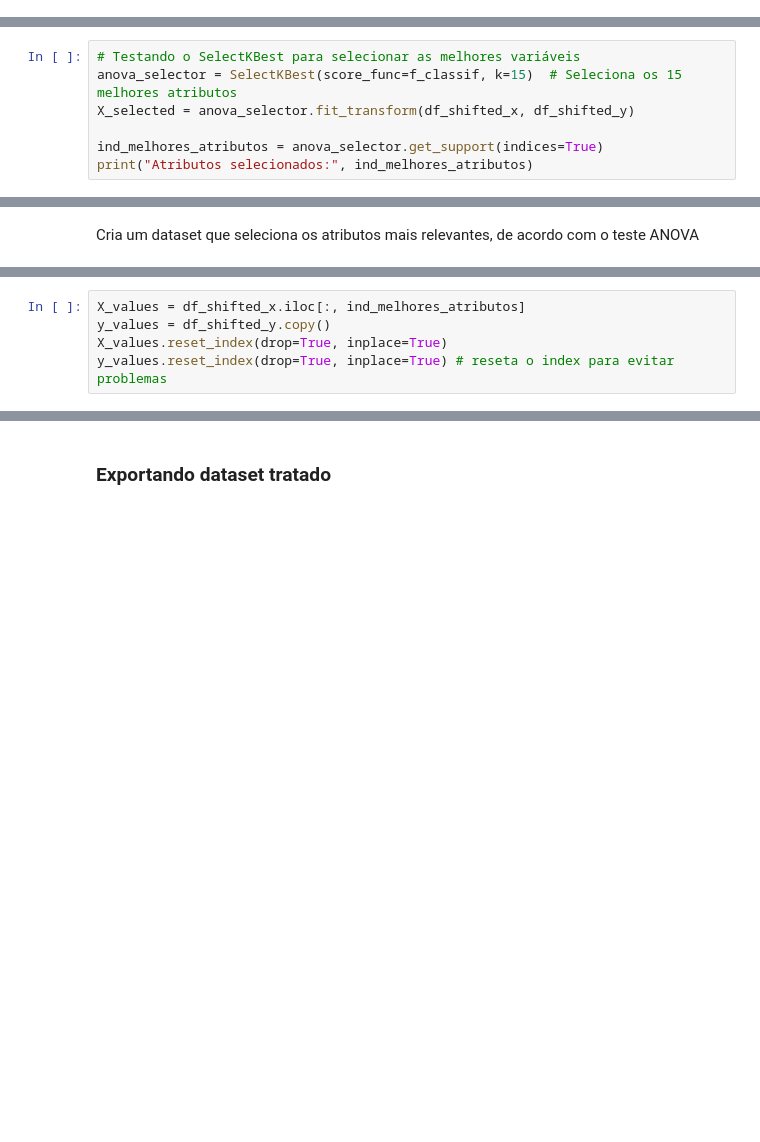
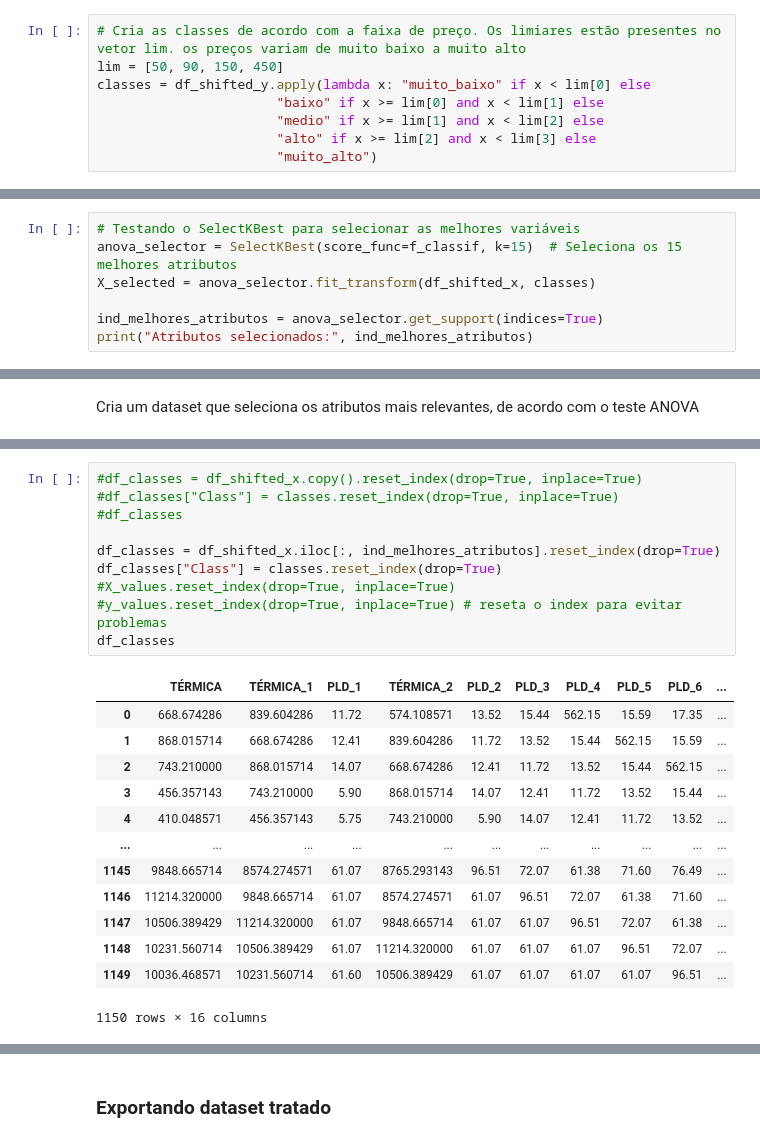
Before and after one commit to HerbetRSJ/Classificacao_PLD, a Jupyter notebook: Modelos_Classificacao/selecao_atributos.ipynb, the cells around one changed output, grey strips where cells are left out. Saved outputs shown, nothing was run; the diff lists cells and outputs as text; blank space fills up the shorter version.

Commit message:
Criacao de classes antes do ANOVA, destacou atributos diferentes. Implementacao inicial do xgboost

```diff
--- a/Modelos_Classificacao/selecao_atributos.ipynb
+++ b/Modelos_Classificacao/selecao_atributos.ipynb
@@ -202,12 +202,20 @@ Length: 689, dtype: int64
 df_shifted = df_shifted.iloc[52:]
 df_shifted_x = df_shifted.drop(["PLD"], axis=1)
 df_shifted_y = df_shifted["PLD"]
+# %%
+# Cria as classes de acordo com a faixa de preço. Os limiares estão presentes no vetor lim. os preços variam de muito baixo a muito alto
+lim = [50, 90, 150, 450]
+classes = df_shifted_y.apply(lambda x: "muito_baixo" if x < lim[0] else
+                       "baixo" if x >= lim[0] and x < lim[1] else
+                       "medio" if x >= lim[1] and x < lim[2] else
+                       "alto" if x >= lim[2] and x < lim[3] else
+                       "muito_alto")
 # %% [markdown]
 ### Teste ANOVA para seleção dos melhores atributos
 # %%
 # Testando o SelectKBest para selecionar as melhores variáveis
 anova_selector = SelectKBest(score_func=f_classif, k=15)  # Seleciona os 15 melhores atributos
-X_selected = anova_selector.fit_transform(df_shifted_x, df_shifted_y)
+X_selected = anova_selector.fit_transform(df_shifted_x, classes)
 
 ind_melhores_atributos = anova_selector.get_support(indices=True)
 print("Atributos selecionados:", ind_melhores_atributos)
@@ -238,5 +261,24 @@ Cria um dataset que seleciona os atributos mais relevantes, de acordo com o test
 # %%
-X_values = df_shifted_x.iloc[:, ind_melhores_atributos]
-y_values = df_shifted_y.copy()
-X_values.reset_index(drop=True, inplace=True)
-y_values.reset_index(drop=True, inplace=True) # reseta o index para evitar problemas
+#df_classes = df_shifted_x.copy().reset_index(drop=True, inplace=True)
+#df_classes["Class"] = classes.reset_index(drop=True, inplace=True)
+#df_classes
+
+df_classes = df_shifted_x.iloc[:, ind_melhores_atributos].reset_index(drop=True)
+df_classes["Class"] = classes.reset_index(drop=True)
+#X_values.reset_index(drop=True, inplace=True)
+#y_values.reset_index(drop=True, inplace=True) # reseta o index para evitar problemas
+df_classes
+# %% [output]
+|  | TÉRMICA | TÉRMICA_1 | PLD_1 | TÉRMICA_2 | PLD_2 | PLD_3 | PLD_4 | PLD_5 | PLD_6 | ... |
+| 0 | 668.674286 | 839.604286 | 11.72 | 574.108571 | 13.52 | 15.44 | 562.15 | 15.59 | 17.35 | ... |
+| 1 | 868.015714 | 668.674286 | 12.41 | 839.604286 | 11.72 | 13.52 | 15.44 | 562.15 | 15.59 | ... |
+| 2 | 743.210000 | 868.015714 | 14.07 | 668.674286 | 12.41 | 11.72 | 13.52 | 15.44 | 562.15 | ... |
+| 3 | 456.357143 | 743.210000 | 5.90 | 868.015714 | 14.07 | 12.41 | 11.72 | 13.52 | 15.44 | ... |
+| 4 | 410.048571 | 456.357143 | 5.75 | 743.210000 | 5.90 | 14.07 | 12.41 | 11.72 | 13.52 | ... |
+| ... | ... | ... | ... | ... | ... | ... | ... | ... | ... | ... |
+| 1145 | 9848.665714 | 8574.274571 | 61.07 | 8765.293143 | 96.51 | 72.07 | 61.38 | 71.60 | 76.49 | ... |
+| 1146 | 11214.320000 | 9848.665714 | 61.07 | 8574.274571 | 61.07 | 96.51 | 72.07 | 61.38 | 71.60 | ... |
+| 1147 | 10506.389429 | 11214.320000 | 61.07 | 9848.665714 | 61.07 | 61.07 | 96.51 | 72.07 | 61.38 | ... |
+| 1148 | 10231.560714 | 10506.389429 | 61.07 | 11214.320000 | 61.07 | 61.07 | 61.07 | 96.51 | 72.07 | ... |
+| 1149 | 10036.468571 | 10231.560714 | 61.60 | 10506.389429 | 61.07 | 61.07 | 61.07 | 61.07 | 96.51 | ... |
+1150 rows × 16 columns
```
Also changed, not shown: parts of 4 cells of this notebook, 2 other files.
